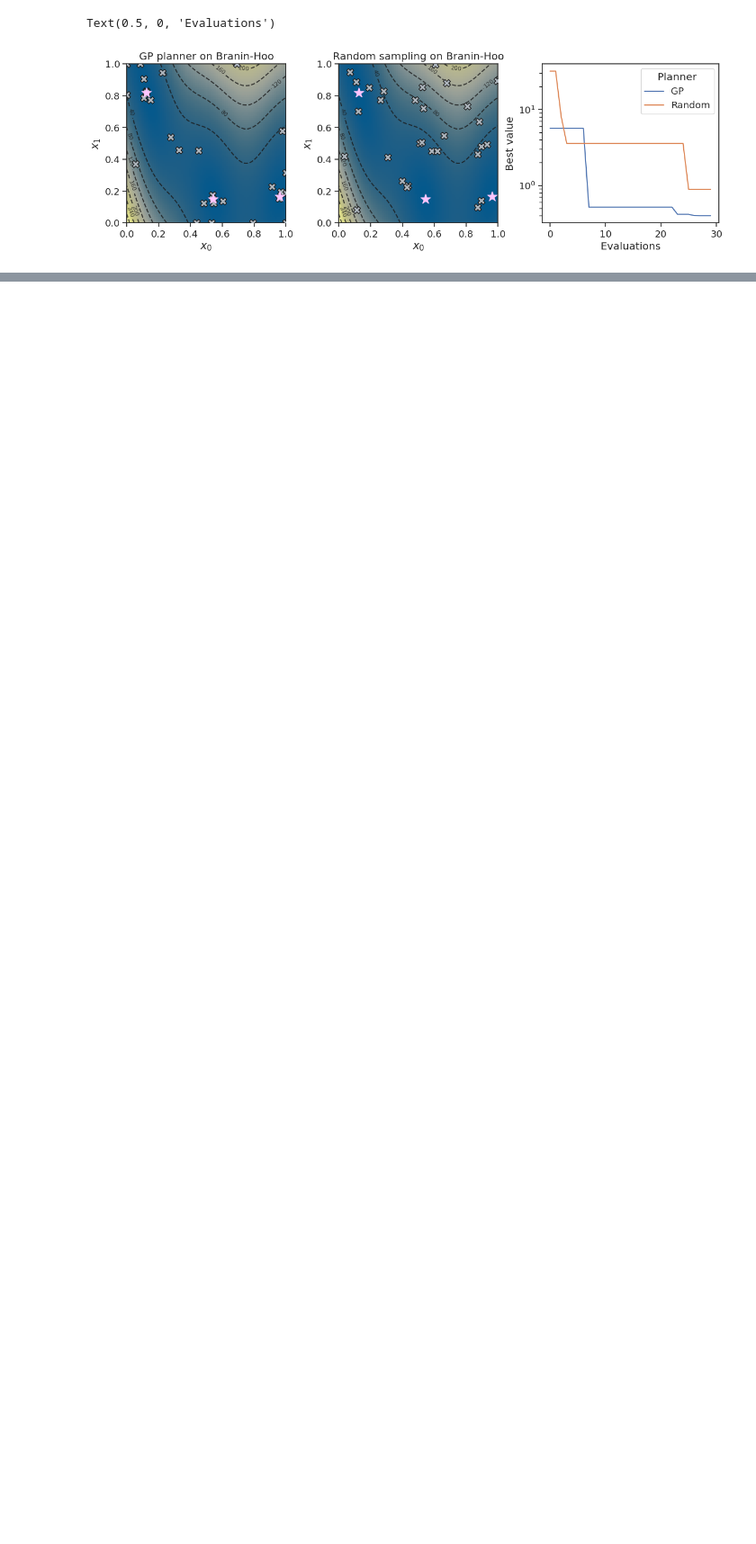
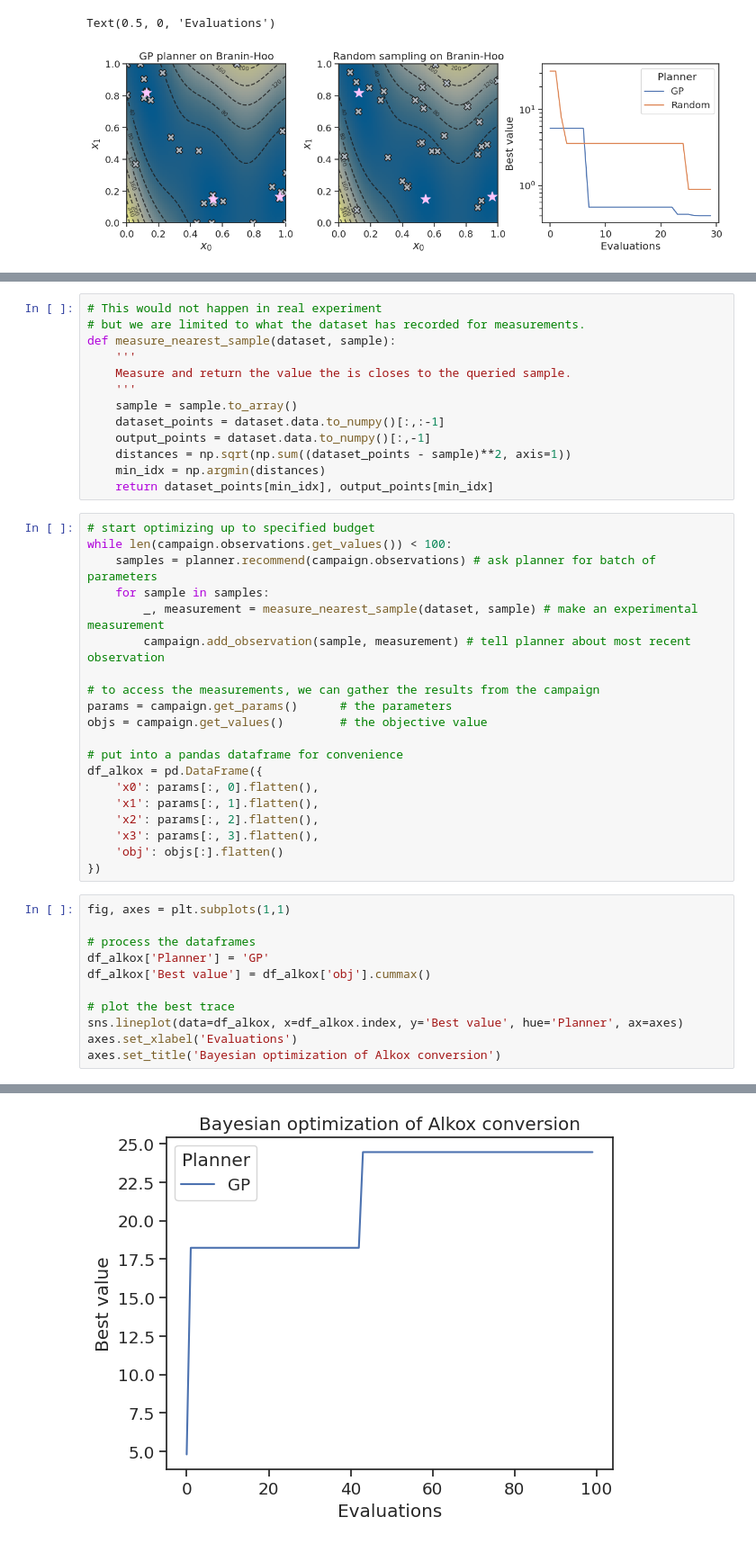
Before and after one commit to aspuru-guzik-group/atlas, a Jupyter notebook: docs/source/examples/notebooks/single_obj.ipynb, the cells around one changed output, grey strips where cells are left out. Shown: that part at 90% size. Saved outputs shown, nothing was run; the diff lists cells and outputs as text; blank space fills up the shorter version.

```diff
--- a/docs/source/examples/notebooks/single_obj.ipynb
+++ b/docs/source/examples/notebooks/single_obj.ipynb
@@ -202,0 +228,45 @@ Text(0.5, 0, 'Evaluations')
+# %%
+# This would not happen in real experiment
+# but we are limited to what the dataset has recorded for measurements.
+def measure_nearest_sample(dataset, sample):
+    '''
+    Measure and return the value the is closes to the queried sample.
+    '''
+    sample = sample.to_array()
+    dataset_points = dataset.data.to_numpy()[:,:-1]
+    output_points = dataset.data.to_numpy()[:,-1]
+    distances = np.sqrt(np.sum((dataset_points - sample)**2, axis=1))
+    min_idx = np.argmin(distances)
+    return dataset_points[min_idx], output_points[min_idx]
+# %%
+# start optimizing up to specified budget
+while len(campaign.observations.get_values()) < 100:
+    samples = planner.recommend(campaign.observations) # ask planner for batch of parameters
+    for sample in samples:
+        _, measurement = measure_nearest_sample(dataset, sample) # make an experimental measurement
+        campaign.add_observation(sample, measurement) # tell planner about most recent observation
+
+# to access the measurements, we can gather the results from the campaign
+params = campaign.get_params()      # the parameters
+objs = campaign.get_values()        # the objective value
+
+# put into a pandas dataframe for convenience
+df_alkox = pd.DataFrame({
+    'x0': params[:, 0].flatten(),
+    'x1': params[:, 1].flatten(),
+    'x2': params[:, 2].flatten(),
+    'x3': params[:, 3].flatten(),
+    'obj': objs[:].flatten()
+})
+# %%
+fig, axes = plt.subplots(1,1)
+
+# process the dataframes
+df_alkox['Planner'] = 'GP'
+df_alkox['Best value'] = df_alkox['obj'].cummax()
+
+# plot the best trace
+sns.lineplot(data=df_alkox, x=df_alkox.index, y='Best value', hue='Planner', ax=axes)
+axes.set_xlabel('Evaluations')
+axes.set_title('Bayesian optimization of Alkox conversion')
+# %% [output]
@@ -202,0 +274 @@ Text(0.5, 0, 'Evaluations')
+[figure, added]
```
Also changed, not shown: parts of 7 cells of this notebook, 13 other files.
